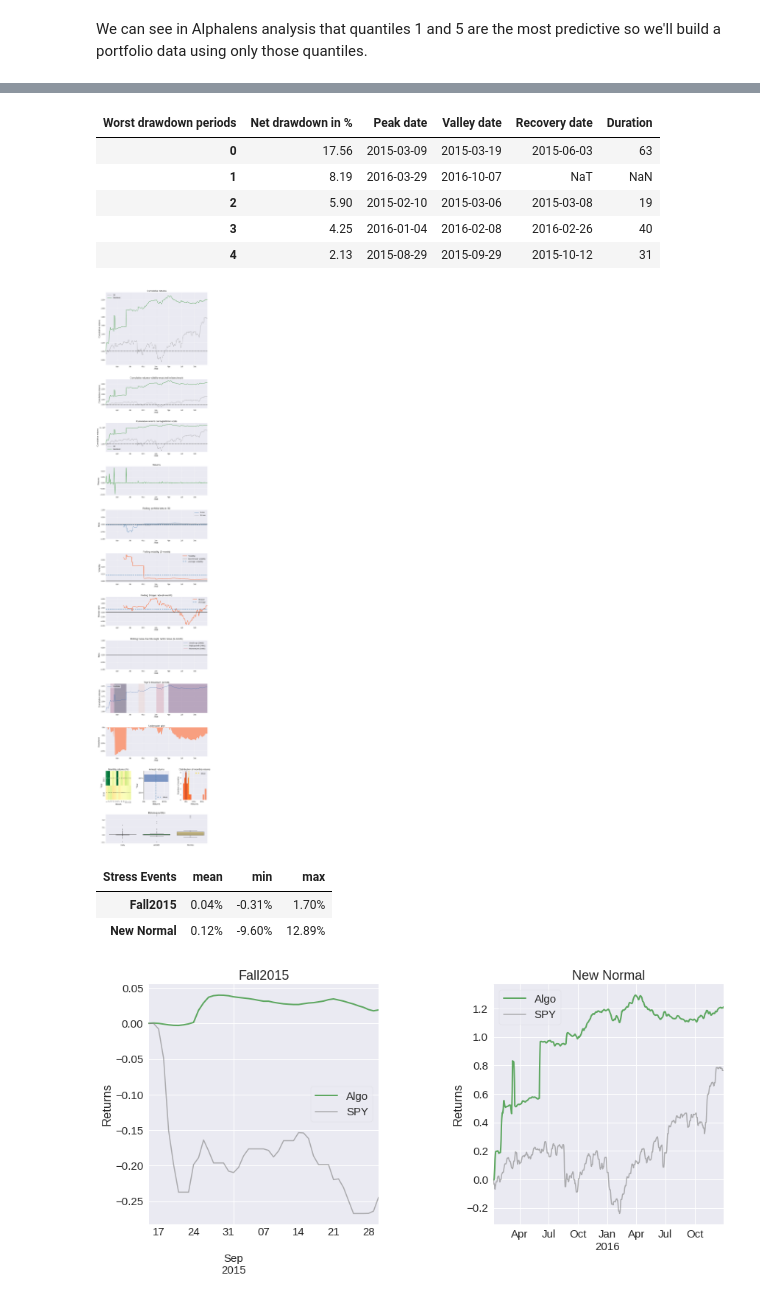
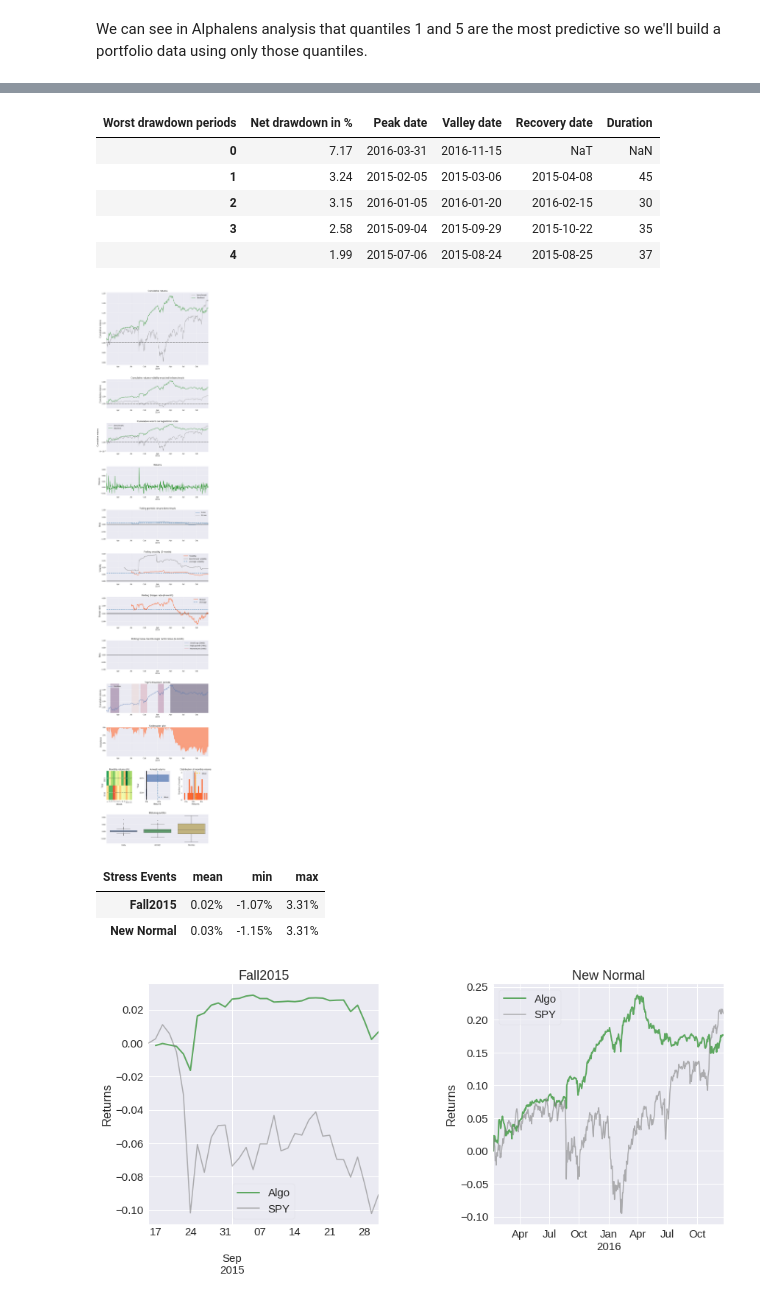
Before and after one commit to quantopian/alphalens, a Jupyter notebook: alphalens/examples/pyfolio_integration.ipynb, the cells around one changed output, grey strips where cells are left out. Cells and saved outputs as stored; diff of their text form; code cells hidden in the pictures.

Commit message:
DOC: updated "pyfolio integration" NB to reflect new API

```diff
--- a/alphalens/examples/pyfolio_integration.ipynb
+++ b/alphalens/examples/pyfolio_integration.ipynb
@@ -70,7 +68,7 @@ factor = factor.stack()
 # %%
 factor_data = alphalens.utils.get_clean_factor_and_forward_returns(factor,
                                                                    pricing,
-                                                                   periods=(1, 3),
+                                                                   periods=(1, 3, 5),
                                                                    quantiles=5,
                                                                    bins=None)
 # %% [output]
@@ -118,10 +117,14 @@ Turnover Analysis
 # %% [markdown]
 We can see in Alphalens analysis that quantiles 1 and 5 are the most predictive so we'll build a portfolio data using only those quantiles.
 # %%
-pf_returns, pf_benchmark = alphalens.performance.create_pyfolio_input(factor_data,
-                                                                      period='3D',
-                                                                      long_short=True,
-                                                                      group_neutral=False,
-                                                                      quantiles=[1,5],
-                                                                      groups=None)
+pf_returns, pf_positions, pf_benchmark = \
+    alphalens.performance.create_pyfolio_input(factor_data,
+                                               period='1D',
+                                               capital=100000,
+                                               long_short=True,
+                                               group_neutral=False,
+                                               equal_weight=True,
+                                               quantiles=[1,5],
+                                               groups=None,
+                                               benchmark_period='1D')
 # %% [markdown]
@@ -129,4 +132,6 @@ Now that we have prepare the data we can run Pyfolio functions
 # %%
-pyfolio.tears.create_full_tear_sheet(pf_returns, benchmark_rets=pf_benchmark)
+pyfolio.tears.create_full_tear_sheet(pf_returns,
+                                     positions=pf_positions,
+                                     benchmark_rets=pf_benchmark)
 # %% [output]
 | Start date | 2015-01-09 |  |
@@ -151,11 +157,11 @@ pyfolio.tears.create_full_tear_sheet(pf_returns, benchmark_rets=pf_benchmark)
 | Worst drawdown periods | Net drawdown in % | Peak date | Valley date | Recovery date | Duration |
-| 0 | 17.56 | 2015-03-09 | 2015-03-19 | 2015-06-03 | 63 |
-| 1 | 8.19 | 2016-03-29 | 2016-10-07 | NaT | NaN |
-| 2 | 5.90 | 2015-02-10 | 2015-03-06 | 2015-03-08 | 19 |
-| 3 | 4.25 | 2016-01-04 | 2016-02-08 | 2016-02-26 | 40 |
-| 4 | 2.13 | 2015-08-29 | 2015-09-29 | 2015-10-12 | 31 |
+| 0 | 7.17 | 2016-03-31 | 2016-11-15 | NaT | NaN |
+| 1 | 3.24 | 2015-02-05 | 2015-03-06 | 2015-04-08 | 45 |
+| 2 | 3.15 | 2016-01-05 | 2016-01-20 | 2016-02-15 | 30 |
+| 3 | 2.58 | 2015-09-04 | 2015-09-29 | 2015-10-22 | 35 |
+| 4 | 1.99 | 2015-07-06 | 2015-08-24 | 2015-08-25 | 37 |
-[figure, old version]
+[figure, new version]
 | Stress Events | mean | min | max |
-| Fall2015 | 0.04% | -0.31% | 1.70% |
-| New Normal | 0.12% | -9.60% | 12.89% |
+| Fall2015 | 0.02% | -1.07% | 3.31% |
+| New Normal | 0.03% | -1.15% | 3.31% |
-[figure, old version]
+[figure, new version]
```
Also changed, not shown: parts of 11 cells of this notebook.
